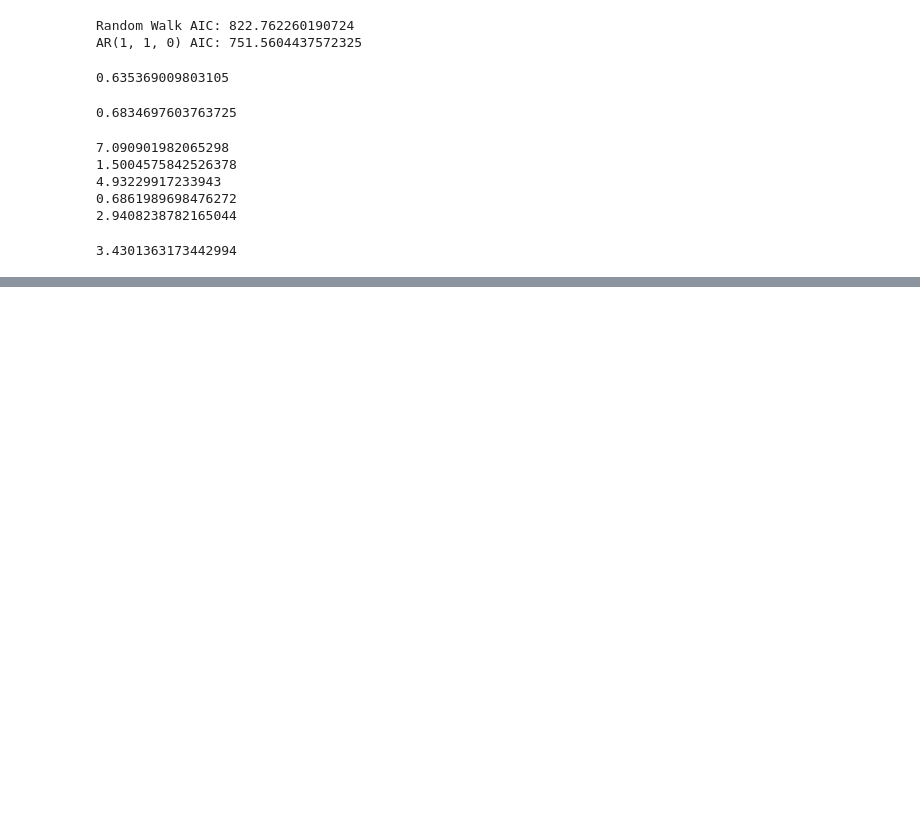
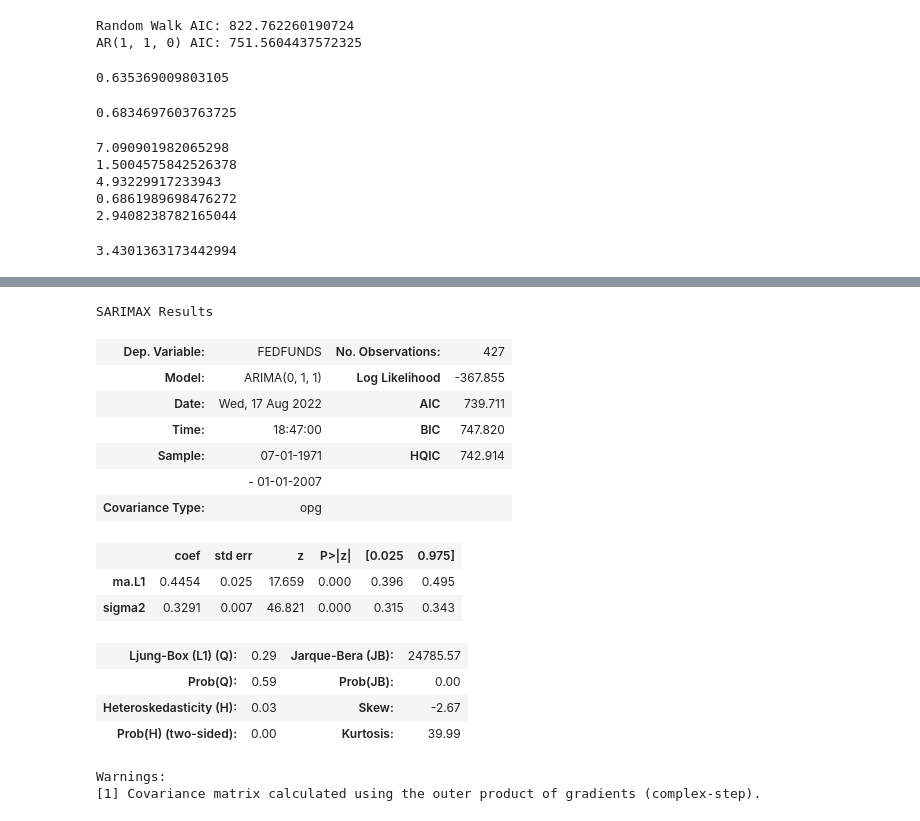
Before and after one commit to mychaldubyk/Federal-Funds-Rate-Analysis, a Jupyter notebook: Working_Notebooks/Capstone_new.ipynb, the cells around one changed output, grey strips where cells are left out. Saved outputs shown, nothing was run; the diff lists cells and outputs as text; code cells hidden in the pictures; blank space fills up the shorter version.

```diff
--- a/Working_Notebooks/Capstone_new.ipynb
+++ b/Working_Notebooks/Capstone_new.ipynb
@@ -773,0 +815,4 @@ for train_ind, val_ind in split.split(train_with_ind):
+# %%
+MA_model= ARIMA(train, order=(0, 1, 1)).fit()
+y_hat = MA_model.predict(typ='levels')
+y_hat
@@ -773,0 +832,20 @@ for train_ind, val_ind in split.split(train_with_ind):
+# %%
+MA_model.summary()
+# %% [output]
+SARIMAX Results
+| Dep. Variable: | FEDFUNDS | No. Observations: | 427 |
+| Model: | ARIMA(0, 1, 1) | Log Likelihood | -367.855 |
+| Date: | Wed, 17 Aug 2022 | AIC | 739.711 |
+| Time: | 18:47:00 | BIC | 747.820 |
+| Sample: | 07-01-1971 | HQIC | 742.914 |
+|  | - 01-01-2007 |  |  |
+| Covariance Type: | opg |  |  |
+|  | coef | std err | z | P>|z| | [0.025 | 0.975] |
+| ma.L1 | 0.4454 | 0.025 | 17.659 | 0.000 | 0.396 | 0.495 |
+| sigma2 | 0.3291 | 0.007 | 46.821 | 0.000 | 0.315 | 0.343 |
+| Ljung-Box (L1) (Q): | 0.29 | Jarque-Bera (JB): | 24785.57 |
+| Prob(Q): | 0.59 | Prob(JB): | 0.00 |
+| Heteroskedasticity (H): | 0.03 | Skew: | -2.67 |
+| Prob(H) (two-sided): | 0.00 | Kurtosis: | 39.99 |
+Warnings:
+[1] Covariance matrix calculated using the outer product of gradients (complex-step).
```
Also changed, not shown: parts of 4 cells of this notebook.
